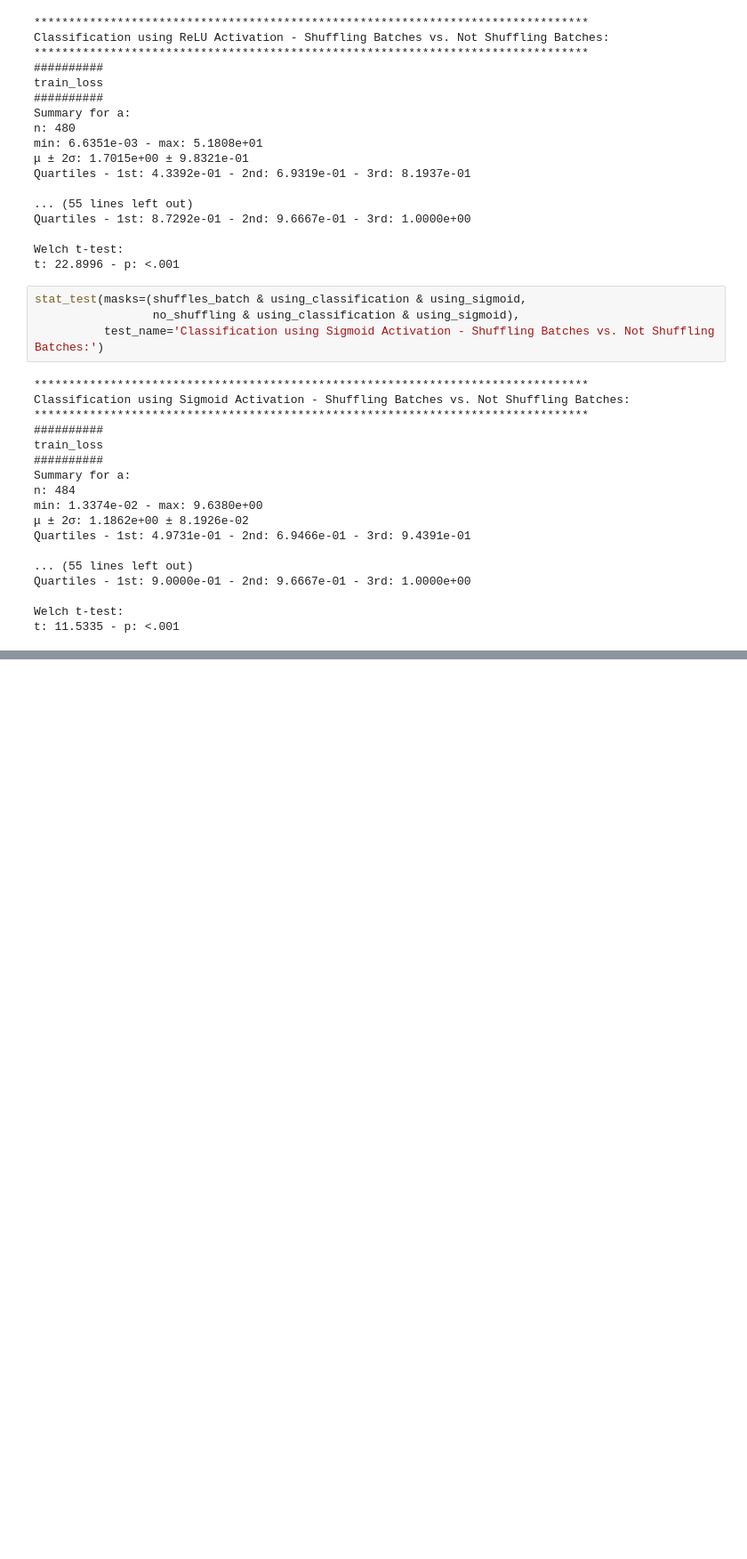
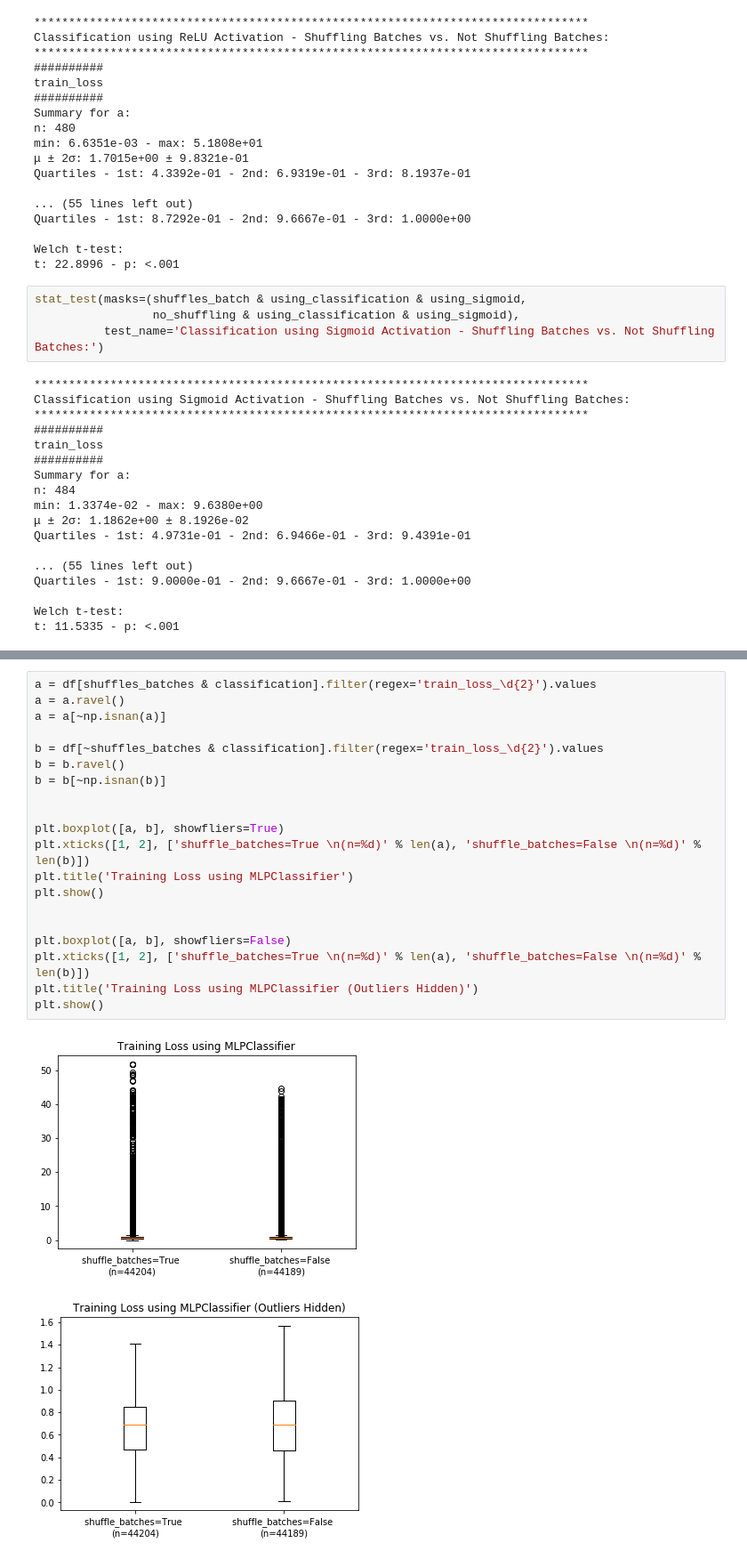
Before and after one commit to AnthonyDickson/Neural-Networks, a Jupyter notebook: notebooks/Analysis of Shuffling Batches.ipynb, the cells around one changed output, grey strips where cells are left out. Shown at 89% size. Drawn from its saved outputs; the diff is of its cells as text; blank space fills up the shorter version.

```diff
--- a/notebooks/Analysis of Shuffling Batches.ipynb
+++ b/notebooks/Analysis of Shuffling Batches.ipynb
@@ -264,0 +348,23 @@ With the exception of the training metrics when using the sigmoid activation, we
+# %%
+a = df[shuffles_batches & classification].filter(regex='train_loss_\d{2}').values
+a = a.ravel()
+a = a[~np.isnan(a)]
+
+b = df[~shuffles_batches & classification].filter(regex='train_loss_\d{2}').values
+b = b.ravel()
+b = b[~np.isnan(b)]
+
+
+plt.boxplot([a, b], showfliers=True)
+plt.xticks([1, 2], ['shuffle_batches=True \n(n=%d)' % len(a), 'shuffle_batches=False \n(n=%d)' % len(b)])
+plt.title('Training Loss using MLPClassifier')
+plt.show()
+
+
+plt.boxplot([a, b], showfliers=False)
+plt.xticks([1, 2], ['shuffle_batches=True \n(n=%d)' % len(a), 'shuffle_batches=False \n(n=%d)' % len(b)])
+plt.title('Training Loss using MLPClassifier (Outliers Hidden)')
+plt.show()
+# %% [output]
+[figure, added]
+[figure, added]
```
Also changed, not shown: parts of 21 cells of this notebook.
